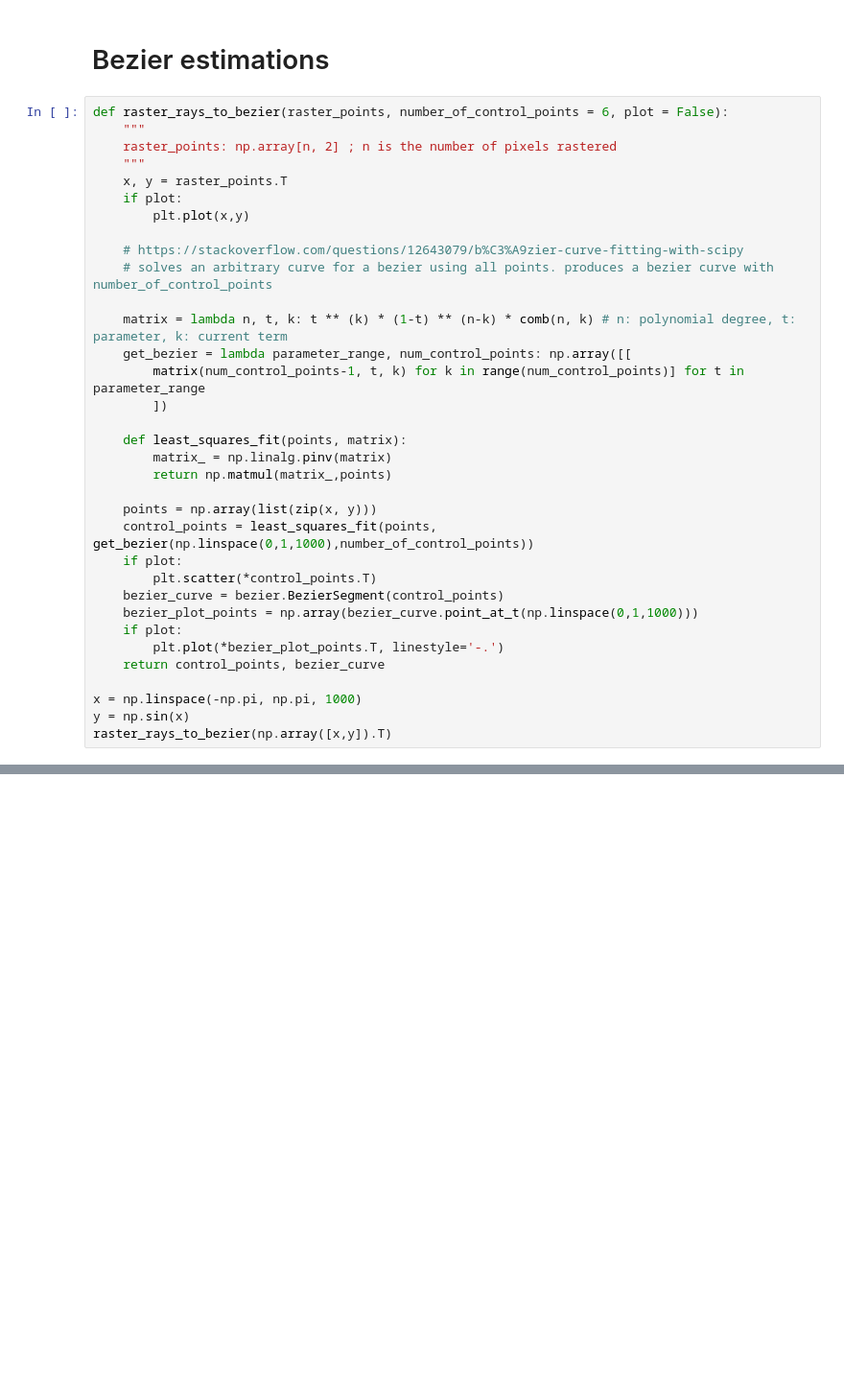
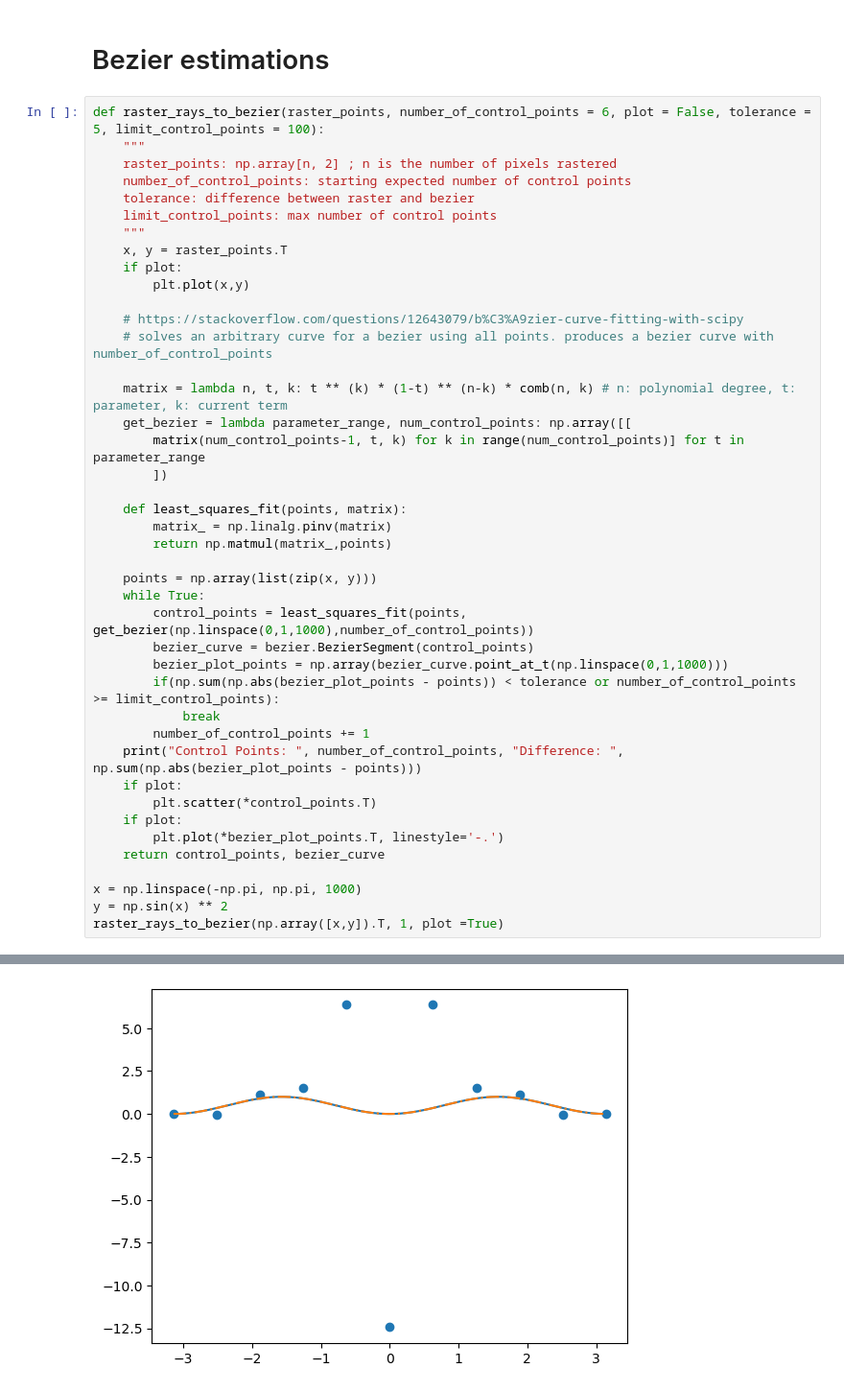
Before and after one commit to apoudel20/python-cbet, a Jupyter notebook: launch_ray.ipynb, the cells around one changed output, grey strips where cells are left out. Shown at 96% size. Saved outputs shown, nothing was run; the diff lists cells and outputs as text; blank space fills up the shorter version.

Commit message:
dynamic control points estimation

```diff
--- a/launch_ray.ipynb
+++ b/launch_ray.ipynb
@@ -71,9 +76,12 @@ plt.plot(half_beam_profile)
 # %% [markdown]
 # Bezier estimations
 # %%
-def raster_rays_to_bezier(raster_points, number_of_control_points = 6, plot = False):
+def raster_rays_to_bezier(raster_points, number_of_control_points = 6, plot = False, tolerance = 5, limit_control_points = 100):
     """
     raster_points: np.array[n, 2] ; n is the number of pixels rastered
+    number_of_control_points: starting expected number of control points
+    tolerance: difference between raster and bezier
+    limit_control_points: max number of control points
     """
     x, y = raster_points.T
     if plot:
@@ -92,16 +100,21 @@ def raster_rays_to_bezier(raster_points, number_of_control_points = 6, plot = Fa
         return np.matmul(matrix_,points)
 
     points = np.array(list(zip(x, y)))
-    control_points = least_squares_fit(points, get_bezier(np.linspace(0,1,1000),number_of_control_points))
+    while True:
+        control_points = least_squares_fit(points, get_bezier(np.linspace(0,1,1000),number_of_control_points))
+        bezier_curve = bezier.BezierSegment(control_points)
+        bezier_plot_points = np.array(bezier_curve.point_at_t(np.linspace(0,1,1000)))
+        if(np.sum(np.abs(bezier_plot_points - points)) < tolerance or number_of_control_points >= limit_control_points):
+            break
+        number_of_control_points += 1
+    print("Control Points: ", number_of_control_points, "Difference: ", np.sum(np.abs(bezier_plot_points - points)))
     if plot:
         plt.scatter(*control_points.T)
-    bezier_curve = bezier.BezierSegment(control_points)
-    bezier_plot_points = np.array(bezier_curve.point_at_t(np.linspace(0,1,1000)))
     if plot:
         plt.plot(*bezier_plot_points.T, linestyle='-.')
     return control_points, bezier_curve
 
 x = np.linspace(-np.pi, np.pi, 1000)
-y = np.sin(x)
-raster_rays_to_bezier(np.array([x,y]).T)
+y = np.sin(x) ** 2
+raster_rays_to_bezier(np.array([x,y]).T, 1, plot =True)
 # %% [output]
@@ -114,0 +134 @@ raster_rays_to_bezier(np.array([x,y]).T)
+[figure, added]
```
Also changed, not shown: parts of 4 cells of this notebook.
